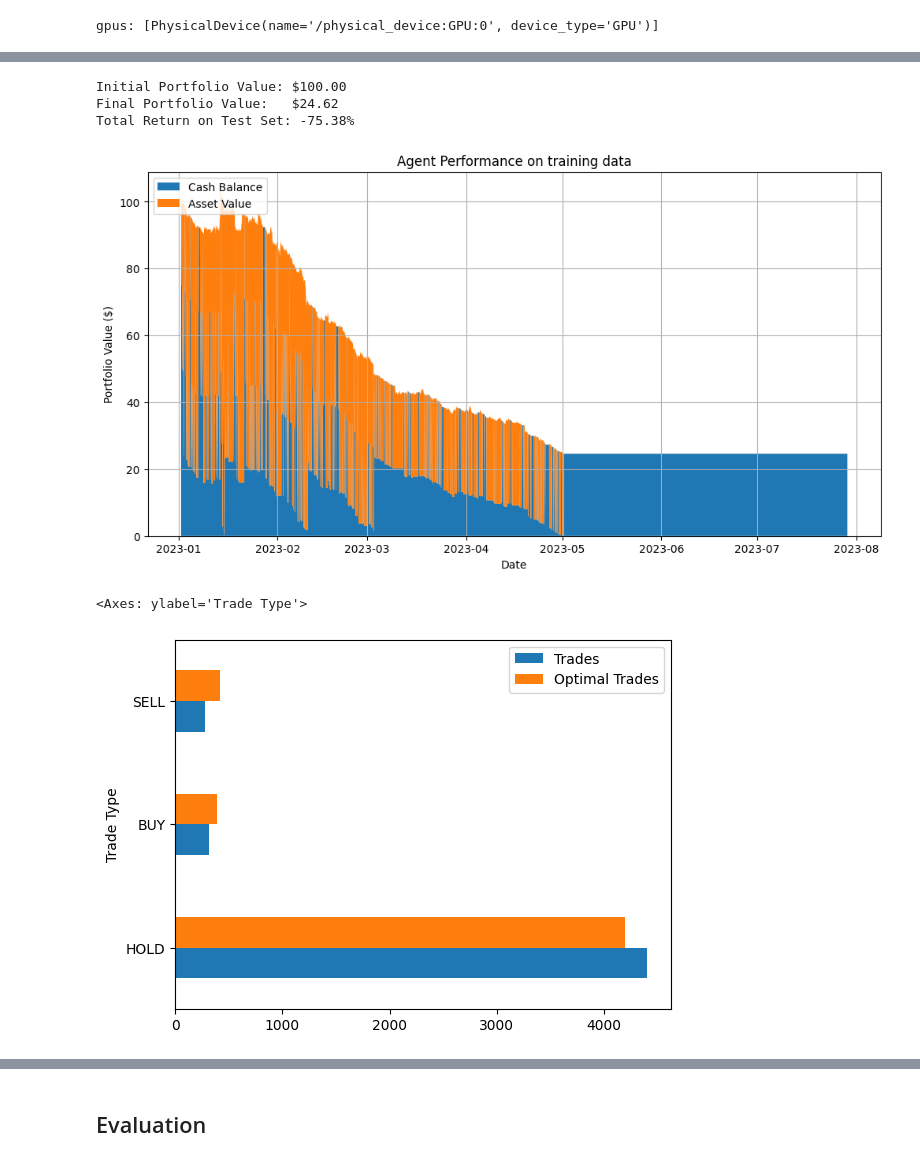
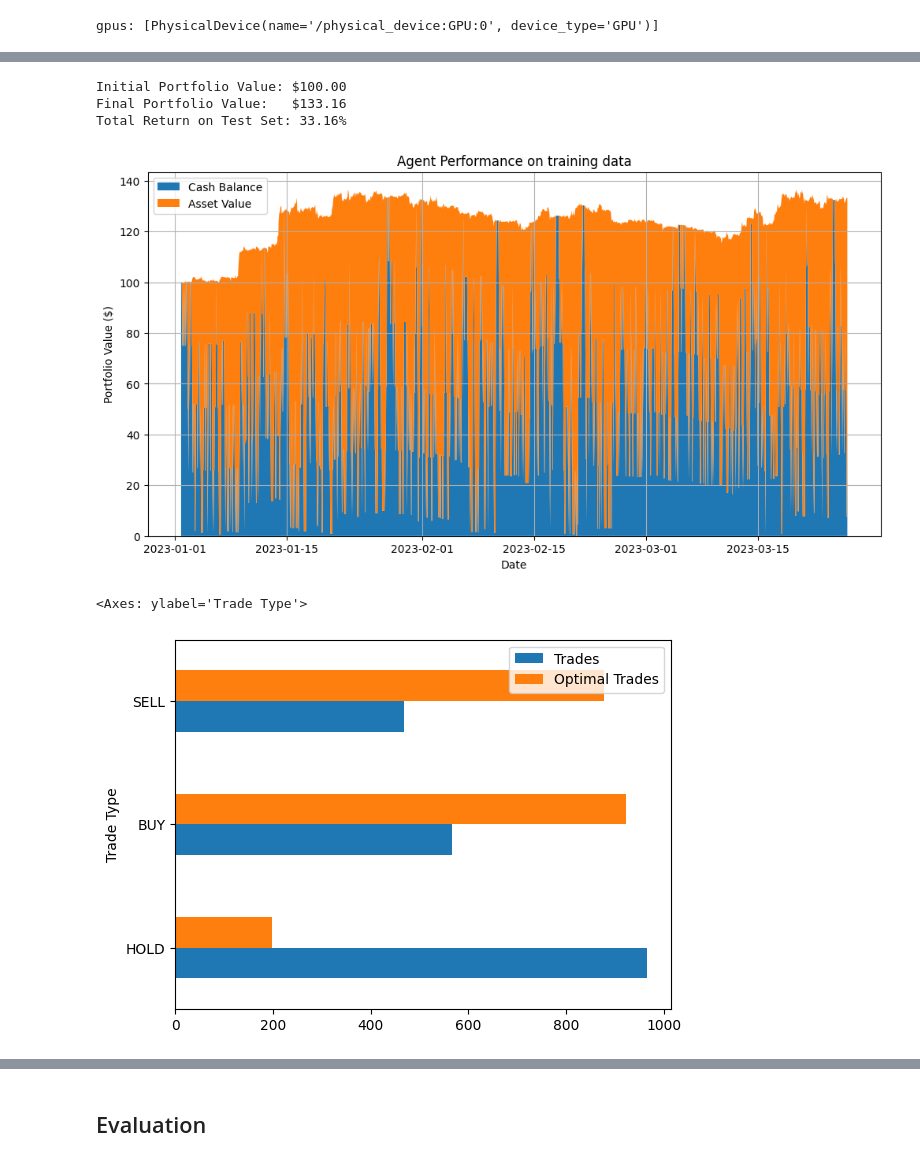
Before and after one commit to Pappa/bandido, a Jupyter notebook: notebooks/crypto/03-tf-agents-bandit-train-neural.ipynb, the cells around one changed output, grey strips where cells are left out. Cells and saved outputs as stored; diff of their text form; code cells hidden in the pictures.

```diff
--- a/notebooks/crypto/03-tf-agents-bandit-train-neural.ipynb
+++ b/notebooks/crypto/03-tf-agents-bandit-train-neural.ipynb
@@ -55,24 +55,24 @@ DATA_FILEPATH = 'data/ohlcv.csv.gz'
 POLICY_SAVE_PATH = 'policy'
 
 # Model Hyperparameters
-MAX_TRAIN_STEPS = 5000
+MAX_TRAIN_STEPS = 2000
 TRAIN_OFFSET = 0
-MAX_EVAL_STEPS = 1000
+MAX_EVAL_STEPS = 500
 ALPHA = 1.0 # LinUCB exploration parameter - default 1.0
-GAMMA = 1.0 # LinUCB forgetting parameter - default 1.0
+GAMMA = 0.95 # LinUCB forgetting parameter - default 1.0
 LEARNING_RATE = 0.001
 ENCODING_DIM = 32
 FC_LAYER_PARAMS = (52, 26)
 TEST_SIZE = 0.2
 SEED_FUND = 100.0
 MAX_BUY_PRICE = 25.0
-MAX_SELL_PRICE = 100.0
-TRADE_FEE = 0.005
-INVALID_ACTION_PENALTY = -0.25
+MAX_SELL_PRICE = 50.0
+TRADE_FEE = 0.0005
+INVALID_ACTION_PENALTY = -0.0005
 
 TECHNICAL_FEATURES = ['price_change', 'volume_change', 'rsi', 'macd', 'macd_signal', 'macd_hist', 'bb_percent_b', 'bb_bandwidth']
-TECHNICAL_FEATURES = ['price_change', 'rsi', 'macd_signal', 'macd_hist', 'bb_percent_b', 'bb_bandwidth']
-TECHNICAL_FEATURES = ['price_change', 'rsi', 'macd_hist', 'macd_hist_prev']
+TECHNICAL_FEATURES = ['price_change', 'volume_change', 'rsi', 'macd_signal', 'macd_hist', 'macd_hist_prev', 'bb_percent_b', 'bb_bandwidth']
+TECHNICAL_FEATURES = ['price_change', 'volume_change', 'rsi', 'macd_signal', 'macd_hist']
 
 # Load Data
 df = pd.read_csv(DATA_FILEPATH, compression='gzip', parse_dates=['timestamp']) #.set_index('timestamp')
@@ -254,22 +254,22 @@ plt.grid(True)
 plt.show()
 # %% [output]
 Initial Portfolio Value: $100.00
-Final Portfolio Value:   $24.62
-Total Return on Test Set: -75.38%
+Final Portfolio Value:   $133.16
+Total Return on Test Set: 33.16%
-[figure, old version]
+[figure, new version]
 # %%
 trade_history = metrics_observer.trade_history
 optimal_trade_history = metrics_observer.optimal_trade_history
 
-trade_history_df = pd.DataFrame(trade_history, columns=['Symbol', 'Valid', 'Trade Type', 'Value', 'Reward'])
-optimal_trade_history_df = pd.DataFrame(optimal_trade_history, columns=['Symbol', 'Trade Type', 'Value', 'Reward'])
-trade_types = trade_history_df['Trade Type'].value_counts().rename('Trades')
-optimal_trade_types = optimal_trade_history_df['Trade Type'].value_counts().rename('Optimal Trades')
+trade_history_df = pd.DataFrame(trade_history, columns=['Symbol IDX', 'Symbol', 'Trade Type', 'Valid', 'Num Assets Traded', 'Trade Amount', 'Balance', 'Reward'])
+optimal_trade_history_df = pd.DataFrame(optimal_trade_history, columns=['Symbol IDX', 'Symbol', 'Trade Type', 'Valid', 'Num Assets Traded', 'Trade Amount', 'Balance', 'Reward'])
+trade_types = trade_history_df['Trade Type'].astype(str).value_counts().rename('Trades')
+optimal_trade_types = optimal_trade_history_df['Trade Type'].astype(str).value_counts().rename('Optimal Trades')
 
 pd.concat([trade_types, optimal_trade_types], axis=1).plot(kind='barh')
 # %% [output]
 <Axes: ylabel='Trade Type'>
-[figure, old version]
+[figure, new version]
 # %%
 trade_history_df['Valid'].value_counts().plot(kind='barh')
 plt.show()
```
Also changed, not shown: parts of 11 cells of this notebook, 3 other files.
